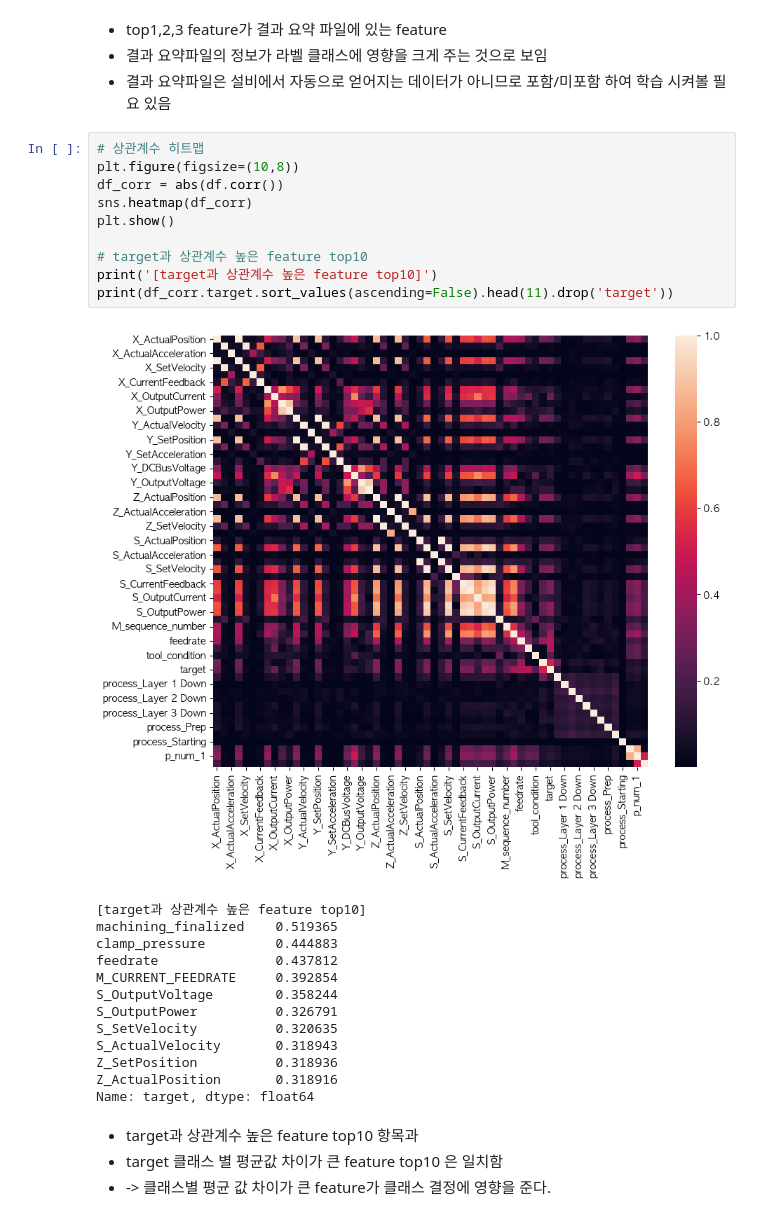
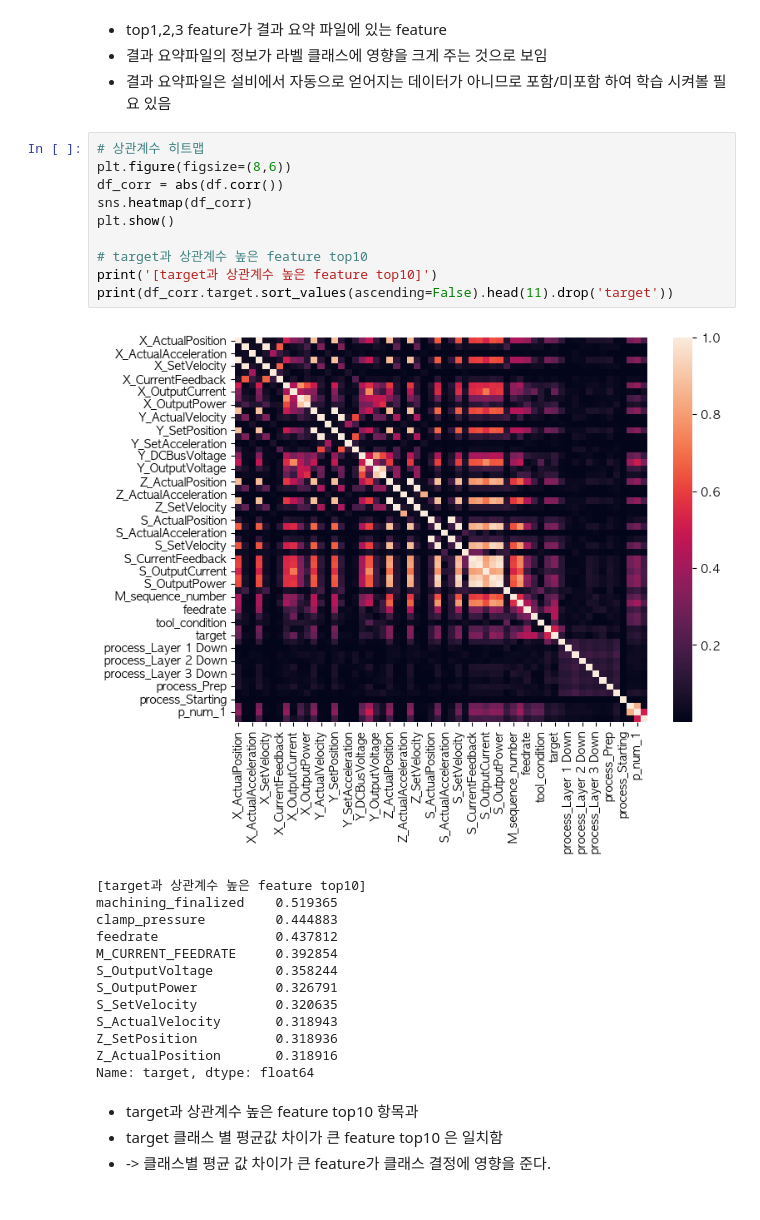
Before and after one commit to ParkSungHyon/smart_factory_cnc, a Jupyter notebook: cnc2.ipynb, the cells around one changed output. Cells and saved outputs as stored; diff of their text form.

```diff
--- a/cnc2.ipynb
+++ b/cnc2.ipynb
@@ -362,16 +368,16 @@ x1_x2.sort_values(by=0, ascending=False).head(10)
 - 결과 요약파일은 설비에서 자동으로 얻어지는 데이터가 아니므로 포함/미포함 하여 학습 시켜볼 필요 있음
 # %%
 # 상관계수 히트맵
-plt.figure(figsize=(10,8))
+plt.figure(figsize=(8,6))
 df_corr = abs(df.corr())
 sns.heatmap(df_corr)
 plt.show()
 
 # target과 상관계수 높은 feature top10
 print('[target과 상관계수 높은 feature top10]')
 print(df_corr.target.sort_values(ascending=False).head(11).drop('target'))
 # %% [output]
-[figure, old version]
+[figure, new version]
 [target과 상관계수 높은 feature top10]
 machining_finalized    0.519365
 clamp_pressure         0.444883
```
Also changed, not shown: parts of 22 cells of this notebook, 9 other files.
